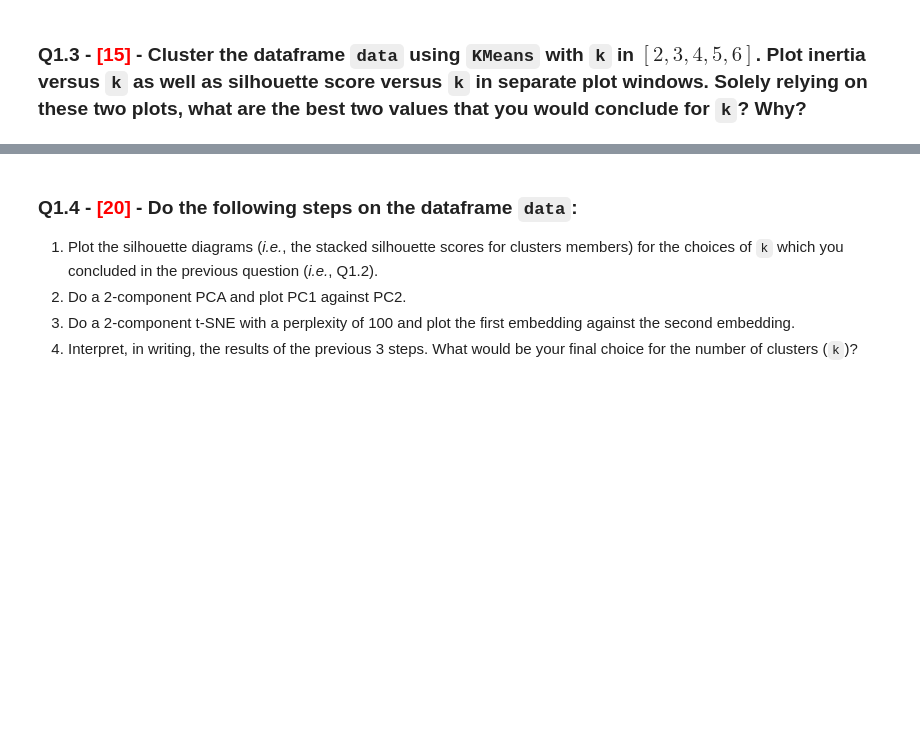
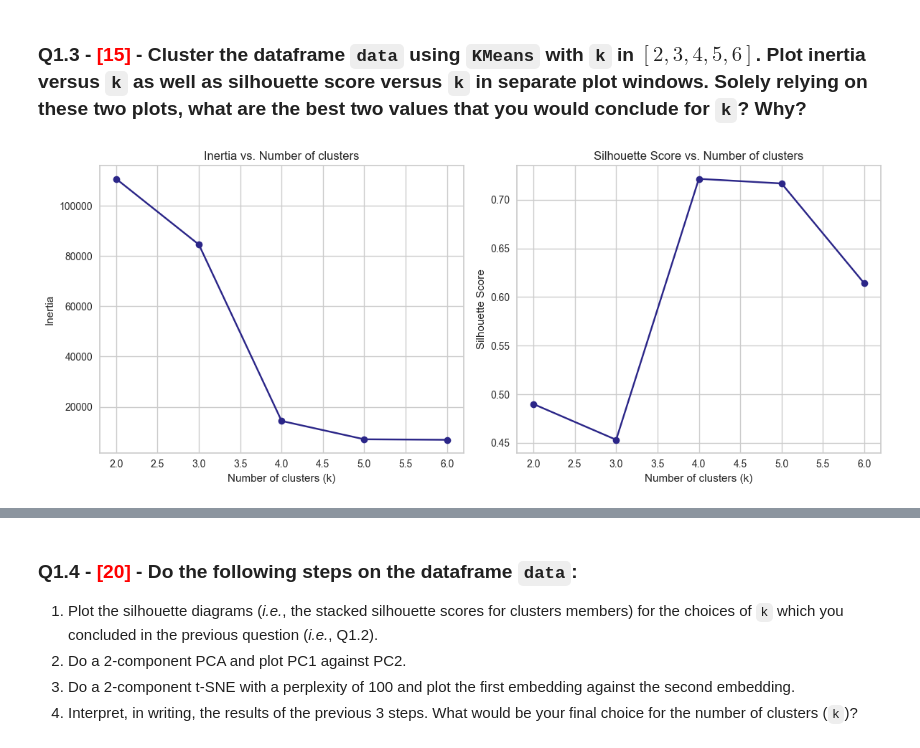
Before and after one commit to ParamvirSran/Machine-Learning, a Jupyter notebook: Assignments/A9/Assignment_9.ipynb, the cells around one changed output, grey strips where cells are left out. Drawn from its saved outputs; the diff is of its cells as text; code cells hidden in the pictures; blank space fills up the shorter version.

```diff
--- a/Assignments/A9/Assignment_9.ipynb
+++ b/Assignments/A9/Assignment_9.ipynb
@@ -93,0 +106,33 @@ Using these plots we can see the clustering of each feature when compared to eac
+# %%
+k_values = range(2, 7)
+
+# Initialize lists to store the metrics
+inertia_values = []
+silhouette_scores = []
+
+for k in k_values:
+    kmeans = KMeans(n_clusters=k, random_state=seed).fit(data)
+    inertia_values.append(kmeans.inertia_)
+    silhouette_scores.append(silhouette_score(data, kmeans.labels_))
+
+# Plotting inertia vs. k
+plt.figure(figsize=(12, 5))
+
+plt.subplot(1, 2, 1)
+plt.plot(k_values, inertia_values, marker="o", linestyle="-")
+plt.xlabel("Number of clusters (k)")
+plt.ylabel("Inertia")
+plt.title("Inertia vs. Number of clusters")
+
+# Plotting silhouette score vs. k
+plt.subplot(1, 2, 2)
+
+plt.plot(k_values, silhouette_scores, marker="o", linestyle="-")
+plt.xlabel("Number of clusters (k)")
+plt.ylabel("Silhouette Score")
+plt.title("Silhouette Score vs. Number of clusters")
+
+plt.tight_layout()
+plt.show()
+# %% [output]
+[figure, added]
```
Also changed, not shown: parts of 8 cells of this notebook.
